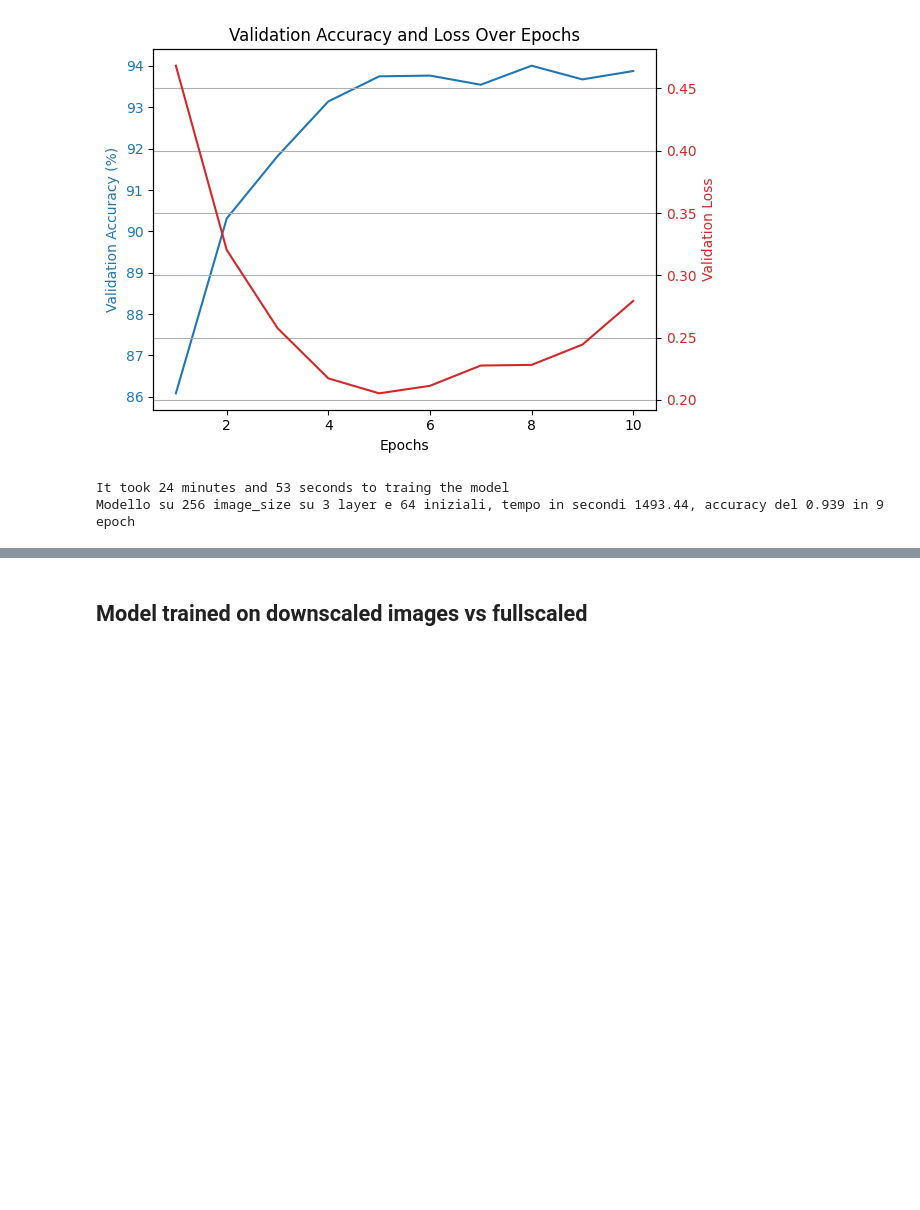
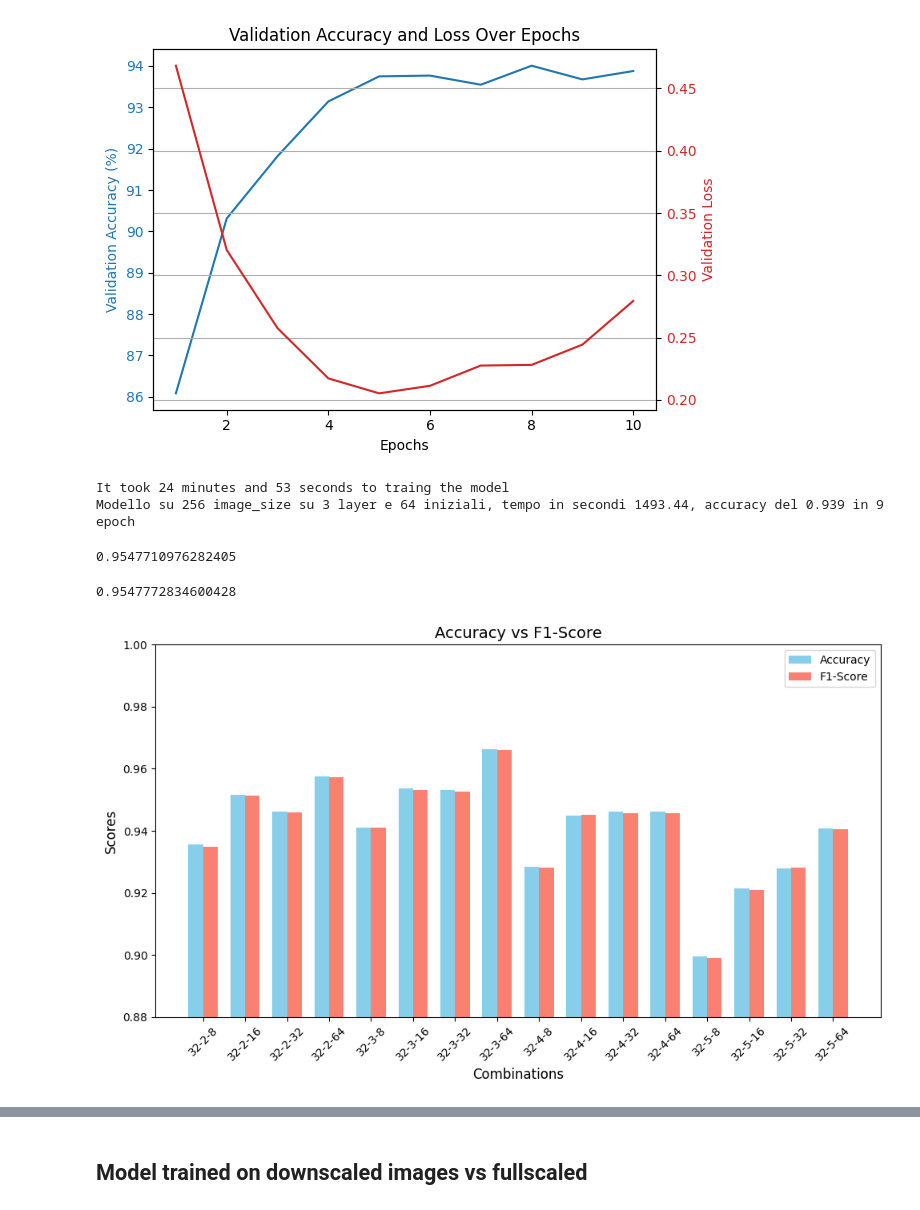
Before and after one commit to cycileo/FDS-Project, a Jupyter notebook: main.ipynb, the cells around one changed output, grey strips where cells are left out. Cells and saved outputs as stored; diff of their text form; code cells hidden in the pictures; blank space fills up the shorter version.

```diff
--- a/main.ipynb
+++ b/main.ipynb
@@ -31,7 +31,7 @@ num_classes = 38
 image_width = 32
 train_loader, val_loader, test_loader, class_names = load_data(image_width)
 
-model = SimpleCNN(num_classes, image_width, num_layers=3, first_layer_filters=32).to(device)  # Move model to device
+model = SimpleCNN(num_classes, image_width, num_layers=3, first_layer_filters=64).to(device)  # Move model to device
 
 val_accuracies, val_losses, time_elapsed, n_epochs = train_model(model, num_classes, train_loader, val_loader, epoch = 50)
 
@@ -98,7 +99,7 @@ for image_size, num_layers, first_layer_filters in parameter_combinations:
     val_accuracies, val_losses, time_elapsed, n_epochs = train_model(model, num_classes, train_loader, val_loader, epoch = 50)
 
     # Valuta il modello
-    cm, report = evaluate_model(model, val_loader, class_names)
+    cm, report = evaluate_model(model, test_loader, class_names)
 
     # Salva i risultati
     results.append({
@@ -273,3 +274,50 @@ Modello su 128 image_size su 3 layer e 64 iniziali, tempo in secondi 654.45, acc
 [figure]
 It took 24 minutes and 53 seconds to traing the model
 Modello su 256 image_size su 3 layer e 64 iniziali, tempo in secondi 1493.44, accuracy del 0.939 in 9 epoch
+# %%
+with open('complete_results.pkl', 'rb') as f:
+    results = pickle.load(f)
+# %%
+results[0]['classification_report']['accuracy']
+# %% [output]
+0.9547710976282405
+# %%
+results[0]['classification_report']['weighted avg']['f1-score']
+# %% [output]
+0.9547772834600428
+# %%
+# Estrazione dei dati
+accuracies = [d['classification_report']['accuracy'] for d in results]
+f1_scores = [d['classification_report']['weighted avg']['f1-score'] for d in results]
+image_size = 32
+layers = [d['num_layers'] for d in results]
+first_layer_filters = [d['first_layer_filters'] for d in results]
+
+# Indici per le barre
+indices = np.arange(len(results))
+
+# Larghezza delle barre
+bar_width = 0.35
+
+# Creazione del grafico
+plt.figure(figsize=(10, 6))
+
+# Barre per accuracy
+plt.bar(indices, accuracies, bar_width, label='Accuracy', color='skyblue')
+
+# Barre per f1-score
+plt.bar(indices + bar_width, f1_scores, bar_width, label='F1-Score', color='salmon')
+
+# Etichette e titolo
+plt.xlabel('Combinations', fontsize=12)
+plt.ylabel('Scores', fontsize=12)
+plt.title('Accuracy vs F1-Score', fontsize=14)
+plt.xticks(indices + bar_width / 2, [f'{image_size}-{layers[i]}-{first_layer_filters[i]}' for i in range(len(results))], rotation=45)
+plt.ylim(0.88, 1)  # Limiti per i punteggi
+plt.legend()
+
+# Mostrare il grafico
+plt.tight_layout()
+plt.show()
+# %% [output]
+[figure, added]
```
Also changed, not shown: parts of 6 cells of this notebook.
